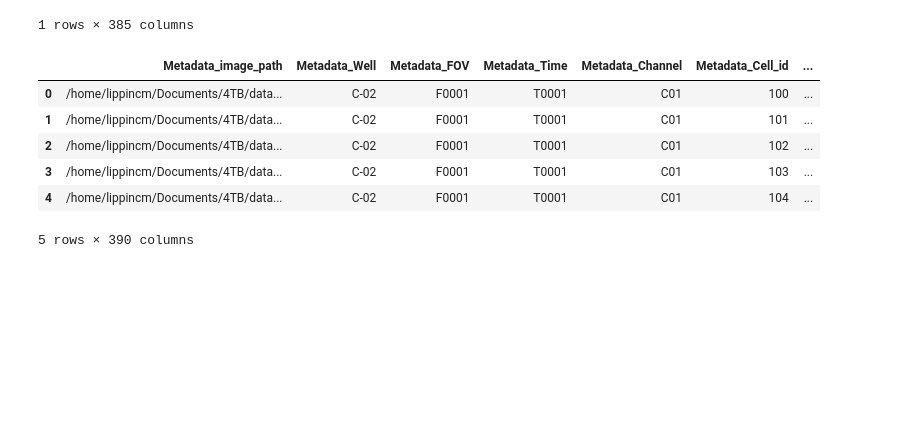
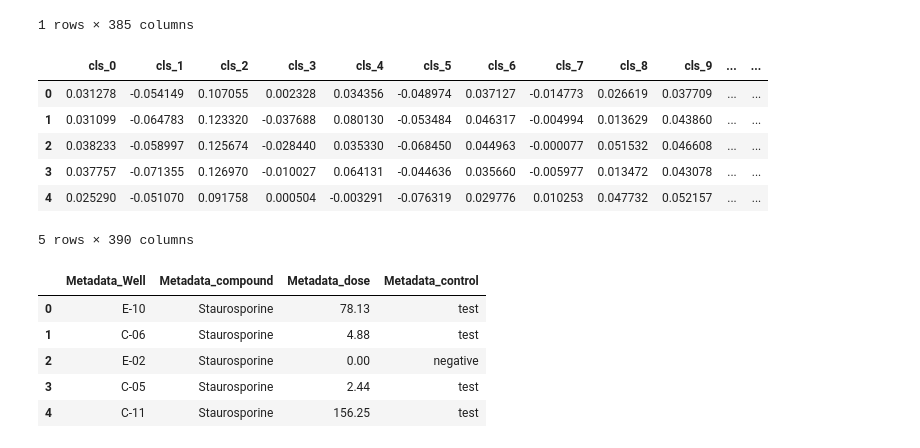
Before and after one commit to WayScience/live_cell_timelapse_apoptosis, a Jupyter notebook: 2.scDINO_processing/notebooks/0.scDINO_processing.ipynb, the cells around one changed output. Cells and saved outputs as stored; diff of their text form; code cells hidden in the pictures; blank space fills up the shorter version.

```diff
--- a/2.scDINO_processing/notebooks/0.scDINO_processing.ipynb
+++ b/2.scDINO_processing/notebooks/0.scDINO_processing.ipynb
@@ -13,6 +13,9 @@ image_paths_path = pathlib.Path(
     "../../1.scDINO_run/outputdir/test_run/CLS_features/image_paths.csv"
 ).resolve(strict=True)
 
+# plate map
+plate_map_path = pathlib.Path("../../data/platemap_6hr_4ch.csv").resolve(strict=True)
+
 # output path for the merged table
 output_path = pathlib.Path(
     "../../1.scDINO_run/outputdir/test_run/CLS_features/CLS_features_annotated.parquet"
@@ -21,6 +24,7 @@ output_path = pathlib.Path(
 # load data
 cls_df = pd.read_csv(cls_path, header=None)
 image_paths_df = pd.read_csv(image_paths_path, header=None)
+plate_map_df = pd.read_csv(plate_map_path)
 # %%
 print(len(cls_df), len(image_paths_df))
 # %% [output]
@@ -57,19 +61,34 @@ cls_df["Metadata_Cell_id"] = cls_df["Metadata_image_path"].apply(
 )
 # move Metadata columns to the front
 # pop out the Metadata columns
-Metadata_cols = cls_df.columns[cls_df.columns.str.contains("Metadata")]
-# move Metadata columns to the front
-cls_df = cls_df[
-    Metadata_cols.tolist() + cls_df.columns.difference(Metadata_cols).tolist()
-]
 
 
 cls_df.head()
 # %% [output]
-|  | Metadata_image_path | Metadata_Well | Metadata_FOV | Metadata_Time | Metadata_Channel | Metadata_Cell_id | ... |
-| 0 | /home/lippincm/Documents/4TB/data... | C-02 | F0001 | T0001 | C01 | 100 | ... |
-| 1 | /home/lippincm/Documents/4TB/data... | C-02 | F0001 | T0001 | C01 | 101 | ... |
-| 2 | /home/lippincm/Documents/4TB/data... | C-02 | F0001 | T0001 | C01 | 102 | ... |
-| 3 | /home/lippincm/Documents/4TB/data... | C-02 | F0001 | T0001 | C01 | 103 | ... |
-| 4 | /home/lippincm/Documents/4TB/data... | C-02 | F0001 | T0001 | C01 | 104 | ... |
+|  | cls_0 | cls_1 | cls_2 | cls_3 | cls_4 | cls_5 | cls_6 | cls_7 | cls_8 | cls_9 | ... | ... |
+| 0 | 0.031278 | -0.054149 | 0.107055 | 0.002328 | 0.034356 | -0.048974 | 0.037127 | -0.014773 | 0.026619 | 0.037709 | ... | ... |
+| 1 | 0.031099 | -0.064783 | 0.123320 | -0.037688 | 0.080130 | -0.053484 | 0.046317 | -0.004994 | 0.013629 | 0.043860 | ... | ... |
+| 2 | 0.038233 | -0.058997 | 0.125674 | -0.028440 | 0.035330 | -0.068450 | 0.044963 | -0.000077 | 0.051532 | 0.046608 | ... | ... |
+| 3 | 0.037757 | -0.071355 | 0.126970 | -0.010027 | 0.064131 | -0.044636 | 0.035660 | -0.005977 | 0.013472 | 0.043078 | ... | ... |
+| 4 | 0.025290 | -0.051070 | 0.091758 | 0.000504 | -0.003291 | -0.076319 | 0.029776 | 0.010253 | 0.047732 | 0.052157 | ... | ... |
 5 rows × 390 columns
+# %%
+# drop the plate column
+plate_map_df.drop(columns=["plate"], inplace=True)
+# rename columns
+plate_map_df = plate_map_df.rename(
+    columns={
+        "well": "Metadata_Well",
+        "compound": "Metadata_compound",
+        "dose": "Metadata_dose",
+        "control": "Metadata_control",
+    },
+)
+plate_map_df.head()
+# %% [output]
+|  | Metadata_Well | Metadata_compound | Metadata_dose | Metadata_control |
+| 0 | E-10 | Staurosporine | 78.13 | test |
+| 1 | C-06 | Staurosporine | 4.88 | test |
+| 2 | E-02 | Staurosporine | 0.00 | negative |
+| 3 | C-05 | Staurosporine | 2.44 | test |
+| 4 | C-11 | Staurosporine | 156.25 | test |
```
Also changed, not shown: parts of 1 cell of this notebook, 31 other files.
